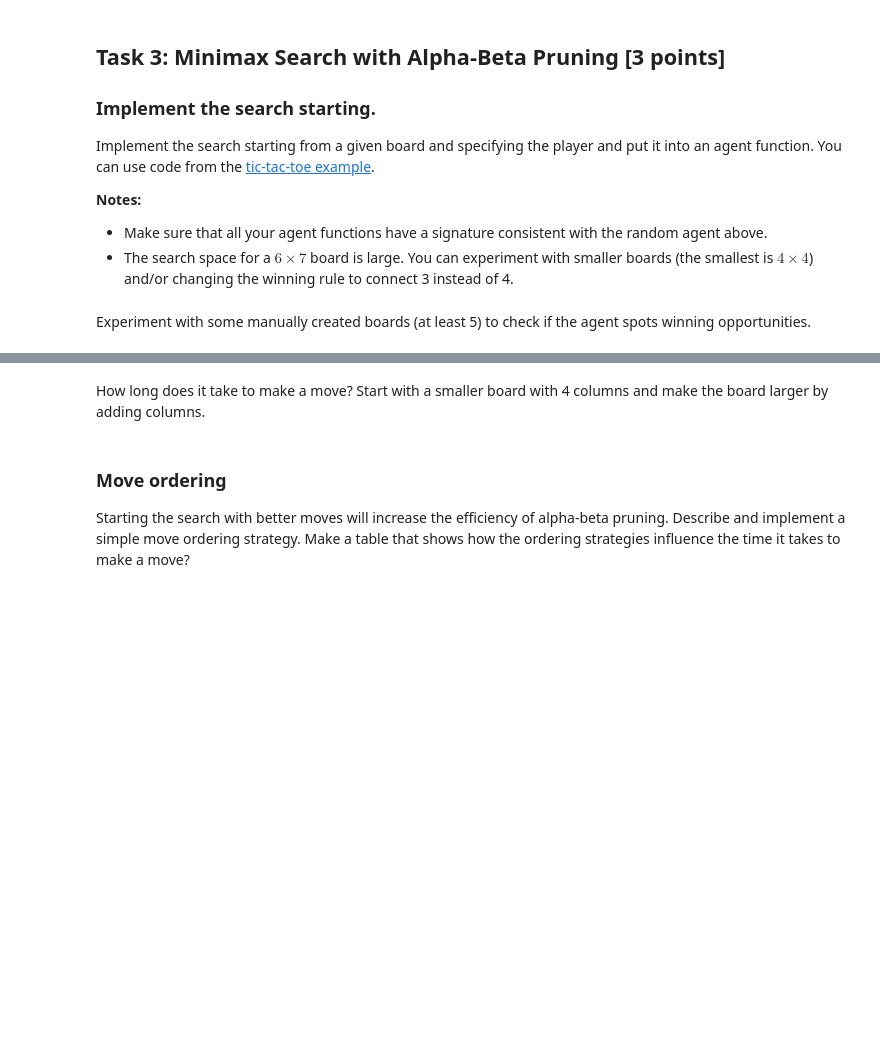
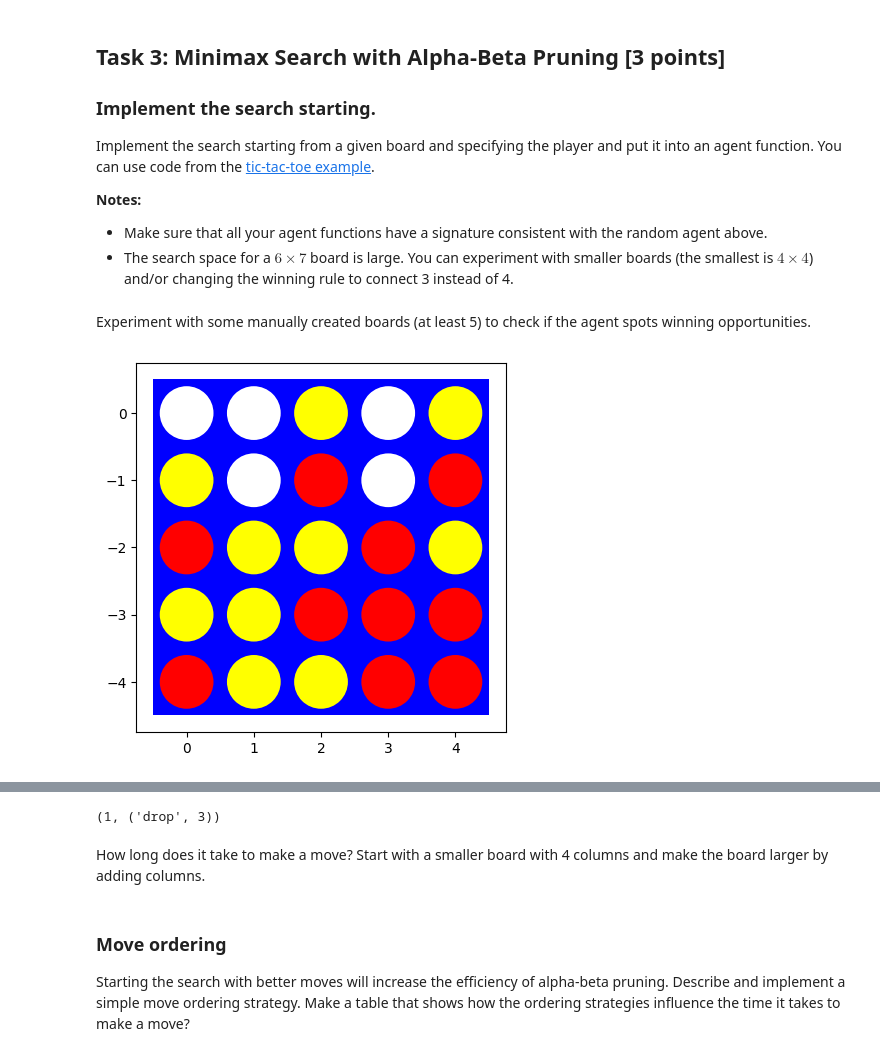
Before and after one commit to LaiTanTai/CSTTNT_NC, a Jupyter notebook: lab04/assignment_mean_connect4.ipynb, the cells around one changed output, grey strips where cells are left out. Saved outputs shown, nothing was run; the diff lists cells and outputs as text; code cells hidden in the pictures; blank space fills up the shorter version.

```diff
--- a/lab04/assignment_mean_connect4.ipynb
+++ b/lab04/assignment_mean_connect4.ipynb
@@ -155,26 +153,31 @@ Implement helper functions for:
 Make sure that all these functions work with boards of different sizes (number of columns and rows).
 # %%
 # Your code/ answer goes here.
-def actions(board, player):
+def actions(board, player, move_ordering=False):
     actions_list = []
     rows, cols = board.shape
 
+    cols_order = list(range(cols))
+    if move_ordering:
+        center = cols // 2
+        cols_order.sort(key=lambda x: abs(x - center))
+
     # Drop moves
-    for c in range(cols):
+    for c in cols_order:
         if board[0, c] == 0:  # cột chưa đầy
             actions_list.append(("drop", c))
 
     # Mean moves
-    for from_c in range(cols):
+    for from_c in cols_order:
         bottom_val = board[rows-1, from_c]
         if bottom_val == -player:  # quân đối thủ ở đáy
-            for to_c in range(cols):
+            for to_c in cols_order:
                 if board[0, to_c] == 0:  # cột đích chưa đầy
                     actions_list.append(("move", from_c, to_c))
 
     return actions_list
 def result(board, action, player):
-    new_board = board.copy()
+    new_board = np.copy(board)
     rows, cols = board.shape
 
     if action[0] == "drop":
@@ -300,0 +362,16 @@ Experiment with some manually created boards (at least 5) to check if the agent
+# %%
+# Your code/ answer goes here.
+board = [[0, 0, -1, 0, -1],
+         [-1, 0, 1, 0, 1],
+         [1, -1, -1, 1, -1],
+         [-1, -1, 1, 1, 1],
+         [1, -1, -1, 1, 1]]
+
+board = np.array(board)
+
+visualize(board)
+%time alpha_beta_search(board)
+
+# the agent spots winning opportunity at column 3
+# %% [output]
+[figure, added]
@@ -301,2 +380,3 @@ Experiment with some manually created boards (at least 5) to check if the agent
+(1, ('drop', 3))
 # %% [markdown]
 How long does it take to make a move? Start with a smaller board with 4 columns and make the board larger by adding columns.
```
Also changed, not shown: parts of 23 cells of this notebook.
